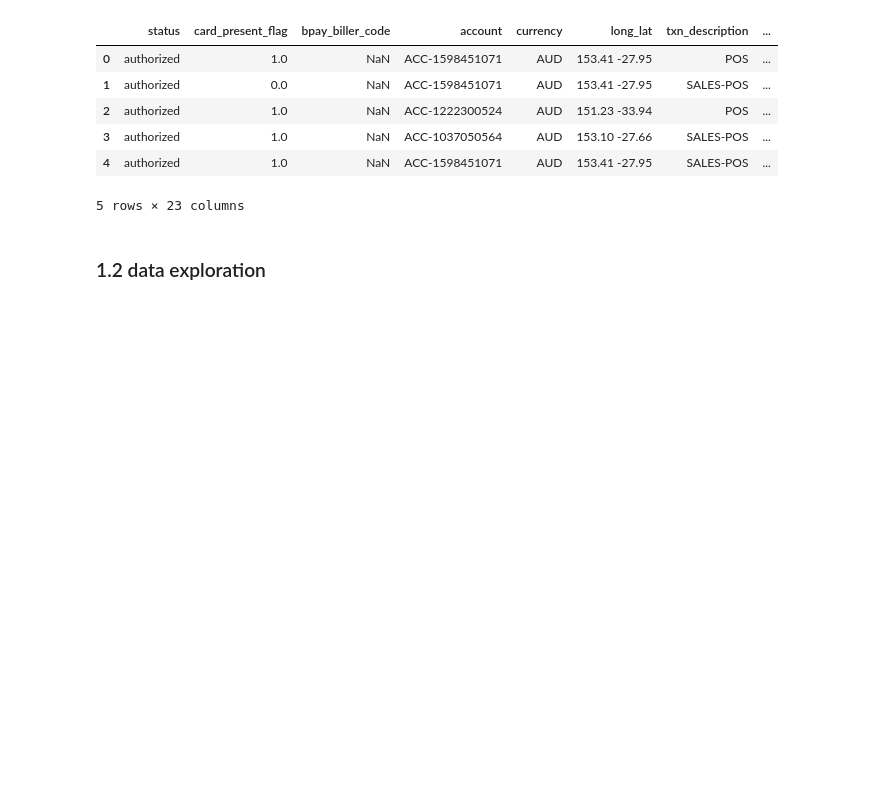
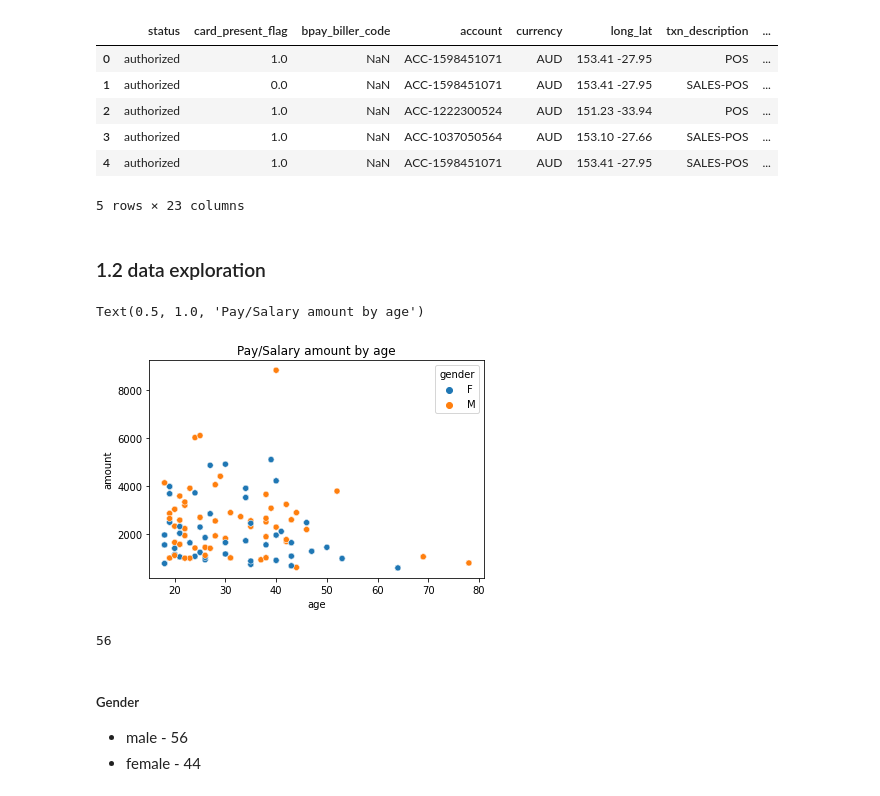
Before and after one commit to jiyoungparkme/machine_learning, a Jupyter notebook: anz_virtual_internship/anz_task_2.ipynb, the cells around one changed output. Saved outputs shown, nothing was run; the diff lists cells and outputs as text; code cells hidden in the pictures; blank space fills up the shorter version.

```diff
--- a/anz_virtual_internship/anz_task_2.ipynb
+++ b/anz_virtual_internship/anz_task_2.ipynb
@@ -25,3 +27,18 @@ df.head()
 5 rows × 23 columns
 # %% [markdown]
 ### 1.2 data exploration
+# %%
+sns.scatterplot(data=df, x='age', y=df.loc[df['txn_description']=='PAY/SALARY']['amount'],hue='gender').set_title("Pay/Salary amount by age")
+# %% [output]
+Text(0.5, 1.0, 'Pay/Salary amount by age')
+[figure, added]
+# %%
+# Number of male
+len(df.loc[df['gender']=="M"]['customer_id'].unique())
+# female = 100 - 56 = 44
+# %% [output]
+56
+# %% [markdown]
+##### Gender
+* male - 56
+* female - 44
```
Also changed, not shown: parts of 22 cells of this notebook.
